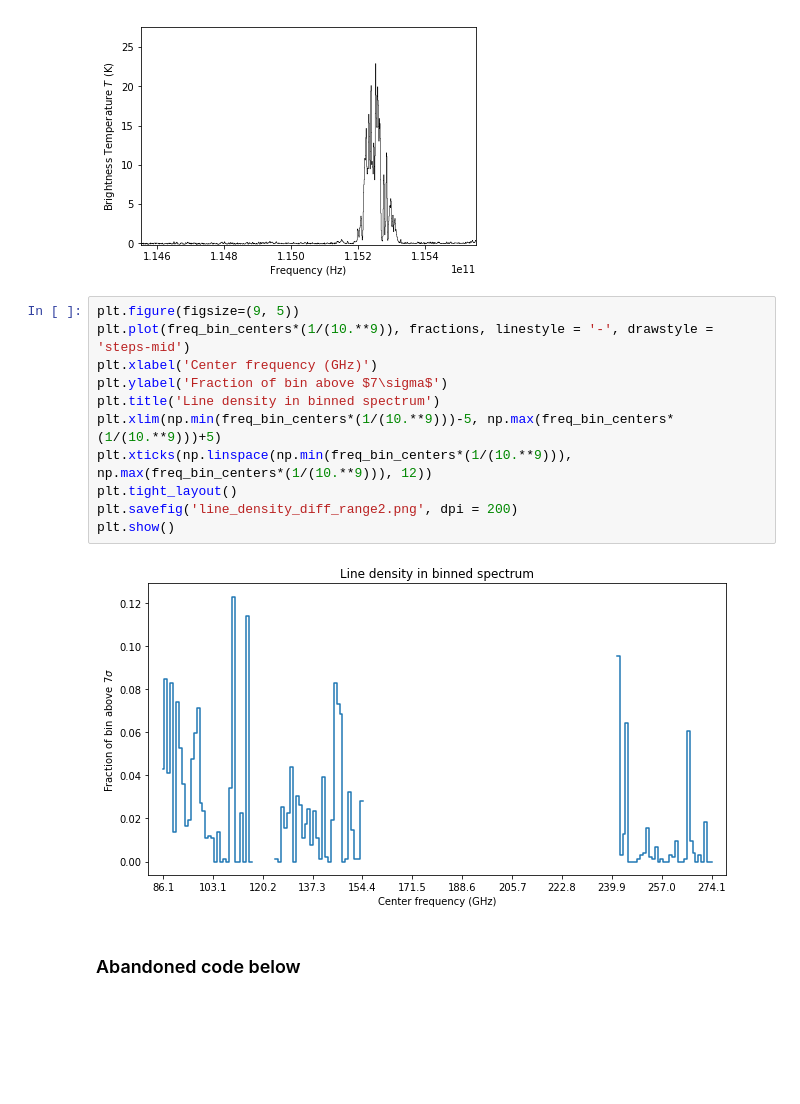
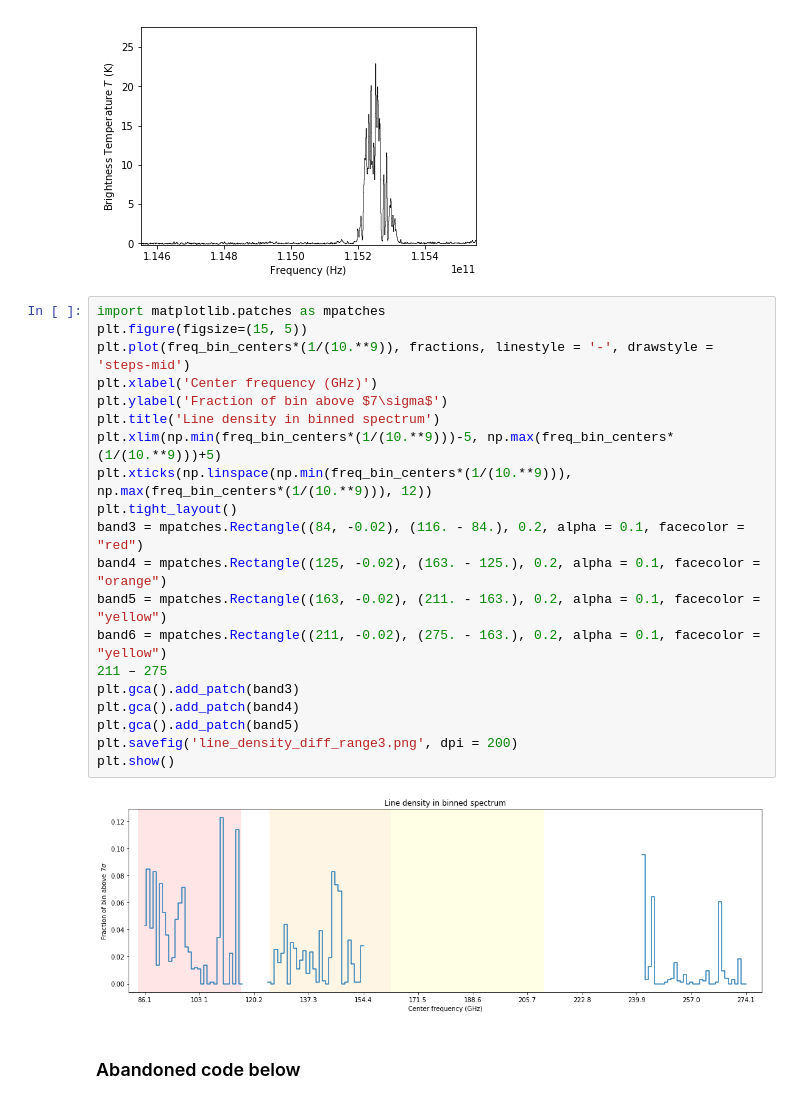
Before and after one commit to abulatek/brick, a Jupyter notebook: resubmission/summary_plot.ipynb, the cells around one changed output. Drawn from its saved outputs; the diff is of its cells as text; blank space fills up the shorter version.

Commit message:
Added bands to summary plot, changed shape

```diff
--- a/resubmission/summary_plot.ipynb
+++ b/resubmission/summary_plot.ipynb
@@ -203,18 +203,27 @@ Sigma: 0.08723870870233393
 Fraction above 7*sigma: 0.11414634146341464
 [figure]
 # %%
-plt.figure(figsize=(9, 5))
+import matplotlib.patches as mpatches
+plt.figure(figsize=(15, 5))
 plt.plot(freq_bin_centers*(1/(10.**9)), fractions, linestyle = '-', drawstyle = 'steps-mid')
 plt.xlabel('Center frequency (GHz)')
 plt.ylabel('Fraction of bin above $7\sigma$')
 plt.title('Line density in binned spectrum')
 plt.xlim(np.min(freq_bin_centers*(1/(10.**9)))-5, np.max(freq_bin_centers*(1/(10.**9)))+5)
 plt.xticks(np.linspace(np.min(freq_bin_centers*(1/(10.**9))), np.max(freq_bin_centers*(1/(10.**9))), 12))
 plt.tight_layout()
-plt.savefig('line_density_diff_range2.png', dpi = 200)
+band3 = mpatches.Rectangle((84, -0.02), (116. - 84.), 0.2, alpha = 0.1, facecolor = "red")
+band4 = mpatches.Rectangle((125, -0.02), (163. - 125.), 0.2, alpha = 0.1, facecolor = "orange")
+band5 = mpatches.Rectangle((163, -0.02), (211. - 163.), 0.2, alpha = 0.1, facecolor = "yellow")
+band6 = mpatches.Rectangle((211, -0.02), (275. - 163.), 0.2, alpha = 0.1, facecolor = "yellow")
+211 – 275
+plt.gca().add_patch(band3)
+plt.gca().add_patch(band4)
+plt.gca().add_patch(band5)
+plt.savefig('line_density_diff_range3.png', dpi = 200)
 plt.show()
 # %% [output]
-[figure, old version]
+[figure, new version]
 # %% [markdown]
 ### Abandoned code below
 # %%
```
